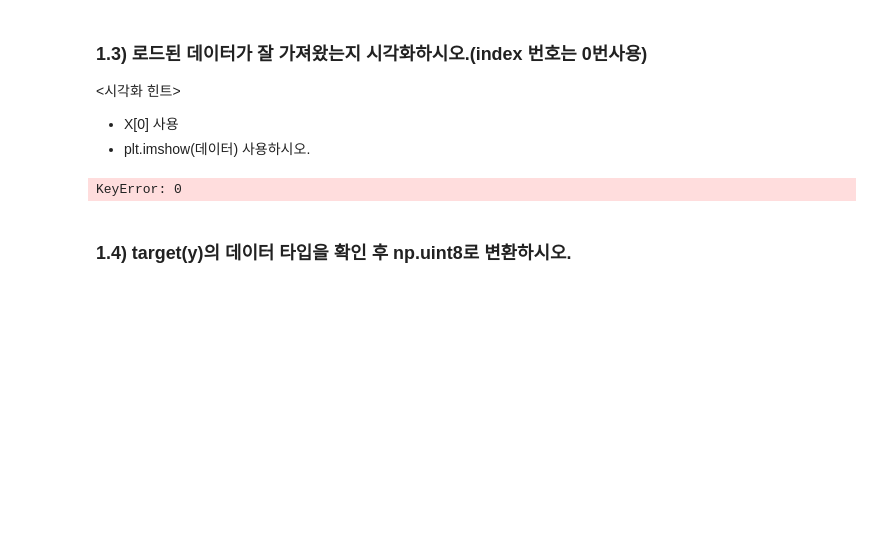
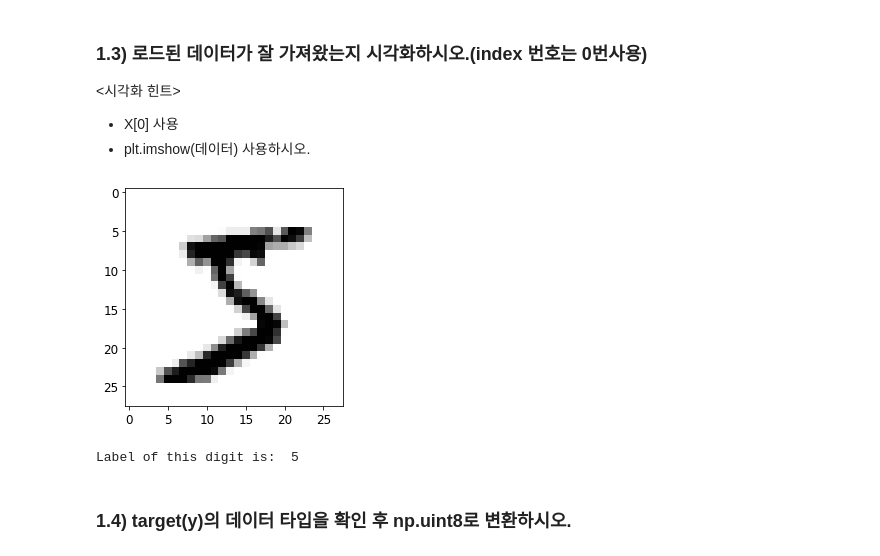
Before and after one commit to escortKwon/Advanced-AI-Education, a Jupyter notebook: 2nd Week/Exercise/Lecture_2_1.ipynb, the cells around one changed output. Cells and saved outputs as stored; diff of their text form; code cells hidden in the pictures; blank space fills up the shorter version.

```diff
--- a/2nd Week/Exercise/Lecture_2_1.ipynb
+++ b/2nd Week/Exercise/Lecture_2_1.ipynb
@@ -95,13 +95,15 @@ print(y.shape)
 * X[0] 사용
 * plt.imshow(데이터) 사용하시오.
 # %%
-some_digit = X[0]
+# instead of using
+some_digit = X.to_numpy()[0]
 some_digit_image = some_digit.reshape(28, 28)
-plt.imshow(some_digit_image, cmap=mpl.cp.binary)
+plt.imshow(some_digit_image, cmap=mpl.cm.binary)
 plt.show()
 print('Label of this digit is: ', y[0])
 # %% [output]
+[figure, added]
-KeyError: 0
+Label of this digit is:  5
 # %% [markdown]
 ### 1.4)  target(y)의 데이터 타입을 확인 후 np.uint8로 변환하시오.
 # %%
```
Also changed, not shown: parts of 11 cells of this notebook.
